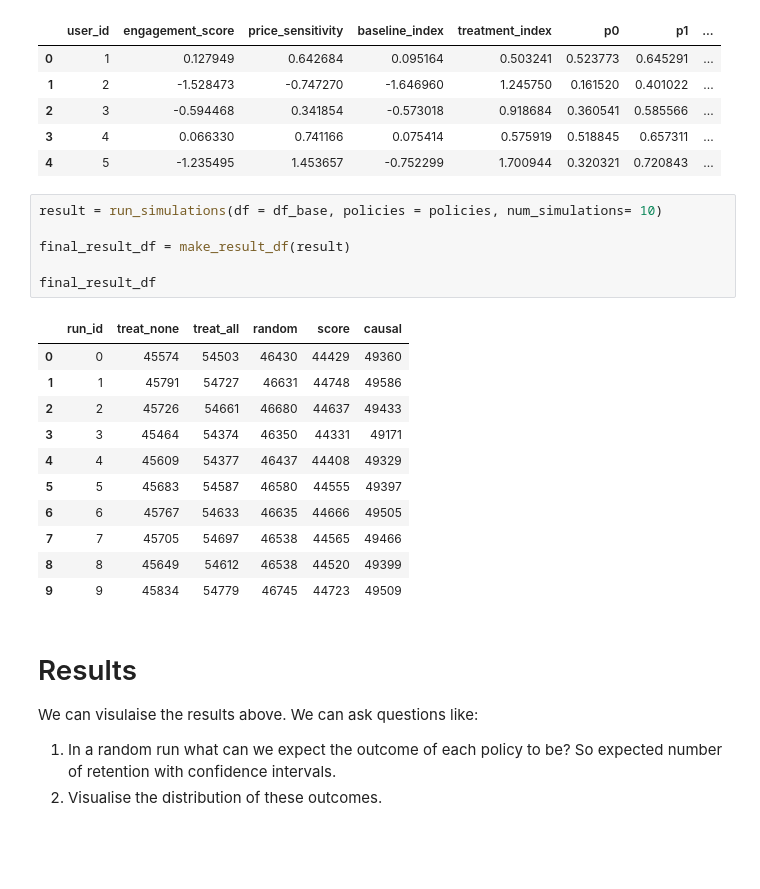
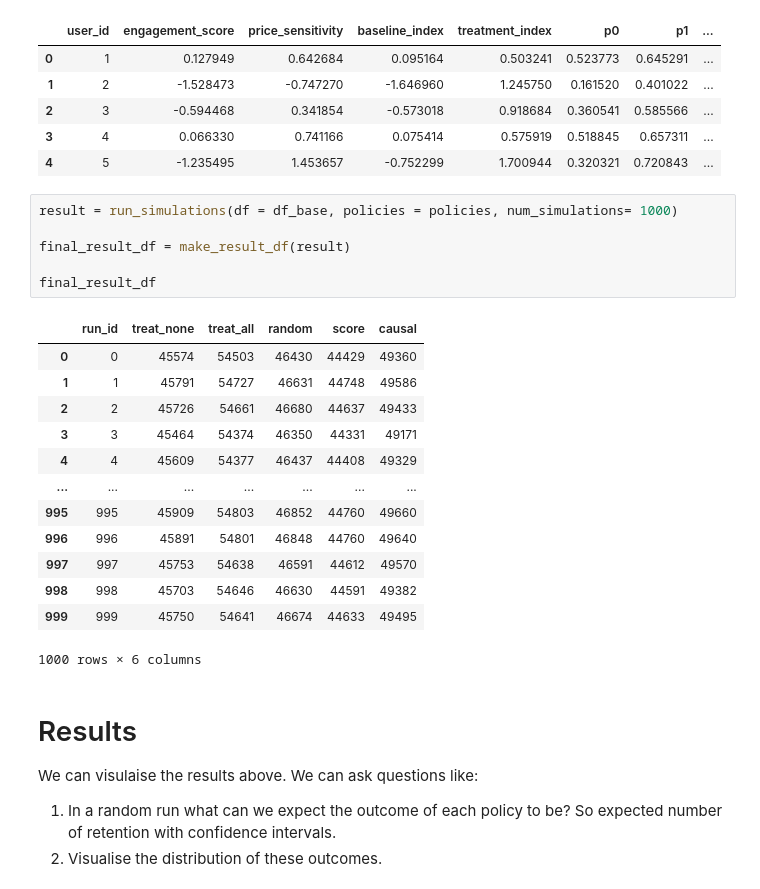
Before and after one commit to Nitesh-K-Singh/Natural-experiments-in-ML-Systems, a Jupyter notebook: notebooks/Notebook 1.ipynb, the cells around one changed output. Drawn from its saved outputs; the diff is of its cells as text; blank space fills up the shorter version.

```diff
--- a/notebooks/Notebook 1.ipynb
+++ b/notebooks/Notebook 1.ipynb
@@ -489,23 +490,25 @@ df_base.head()
 | 3 | 4 | 0.066330 | 0.741166 | 0.075414 | 0.575919 | 0.518845 | 0.657311 | ... |
 | 4 | 5 | -1.235495 | 1.453657 | -0.752299 | 1.700944 | 0.320321 | 0.720843 | ... |
 # %%
-result = run_simulations(df = df_base, policies = policies, num_simulations= 10)
+result = run_simulations(df = df_base, policies = policies, num_simulations= 1000)
 
 final_result_df = make_result_df(result)
 
 final_result_df
 # %% [output]
 |  | run_id | treat_none | treat_all | random | score | causal |
 | 0 | 0 | 45574 | 54503 | 46430 | 44429 | 49360 |
 | 1 | 1 | 45791 | 54727 | 46631 | 44748 | 49586 |
 | 2 | 2 | 45726 | 54661 | 46680 | 44637 | 49433 |
 | 3 | 3 | 45464 | 54374 | 46350 | 44331 | 49171 |
 | 4 | 4 | 45609 | 54377 | 46437 | 44408 | 49329 |
-| 5 | 5 | 45683 | 54587 | 46580 | 44555 | 49397 |
-| 6 | 6 | 45767 | 54633 | 46635 | 44666 | 49505 |
-| 7 | 7 | 45705 | 54697 | 46538 | 44565 | 49466 |
-| 8 | 8 | 45649 | 54612 | 46538 | 44520 | 49399 |
-| 9 | 9 | 45834 | 54779 | 46745 | 44723 | 49509 |
+| ... | ... | ... | ... | ... | ... | ... |
+| 995 | 995 | 45909 | 54803 | 46852 | 44760 | 49660 |
+| 996 | 996 | 45891 | 54801 | 46848 | 44760 | 49640 |
+| 997 | 997 | 45753 | 54638 | 46591 | 44612 | 49570 |
+| 998 | 998 | 45703 | 54646 | 46630 | 44591 | 49382 |
+| 999 | 999 | 45750 | 54641 | 46674 | 44633 | 49495 |
+1000 rows × 6 columns
 # %% [markdown]
 # Results
  We can visulaise the results above. We can ask questions like:
```
Also changed, not shown: parts of 14 cells of this notebook, 3 other files.
